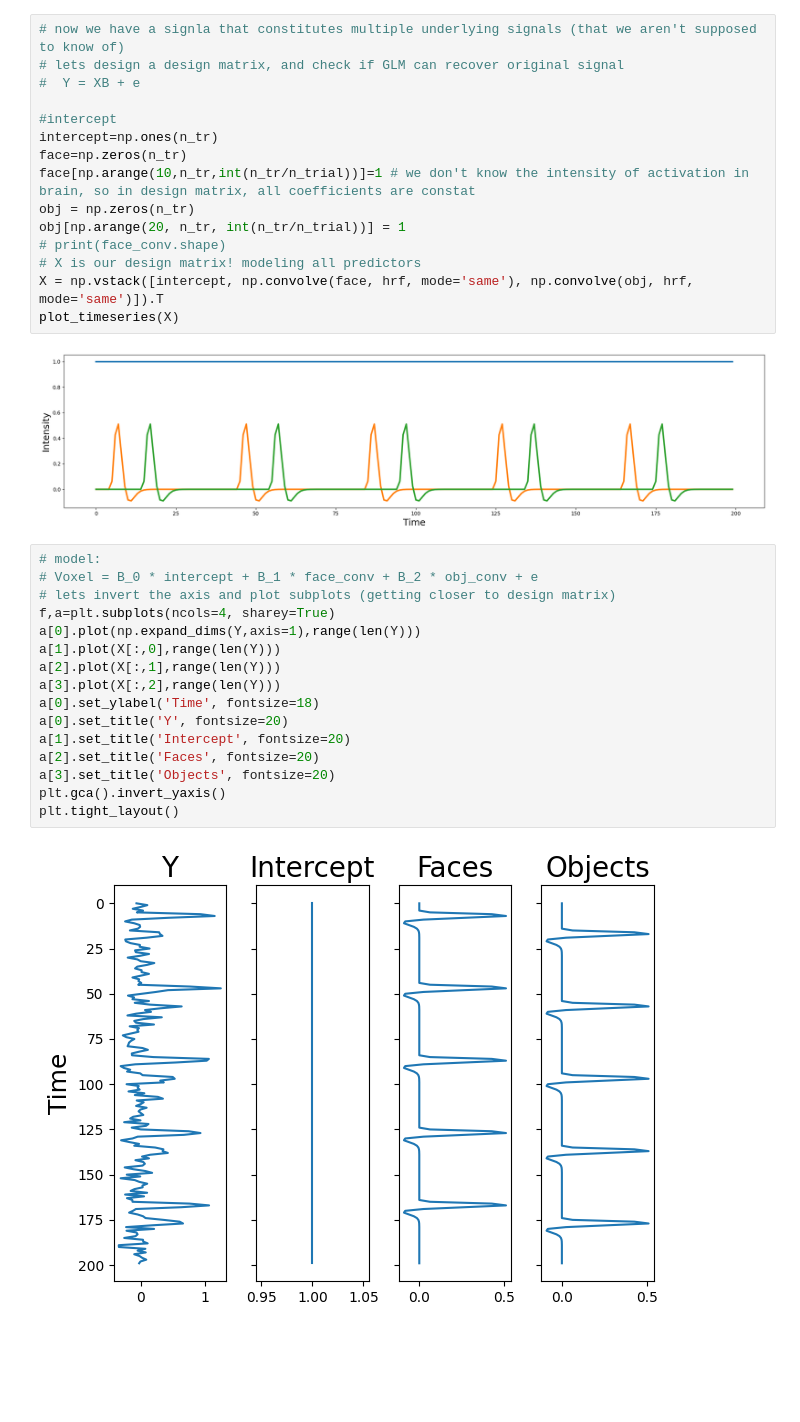
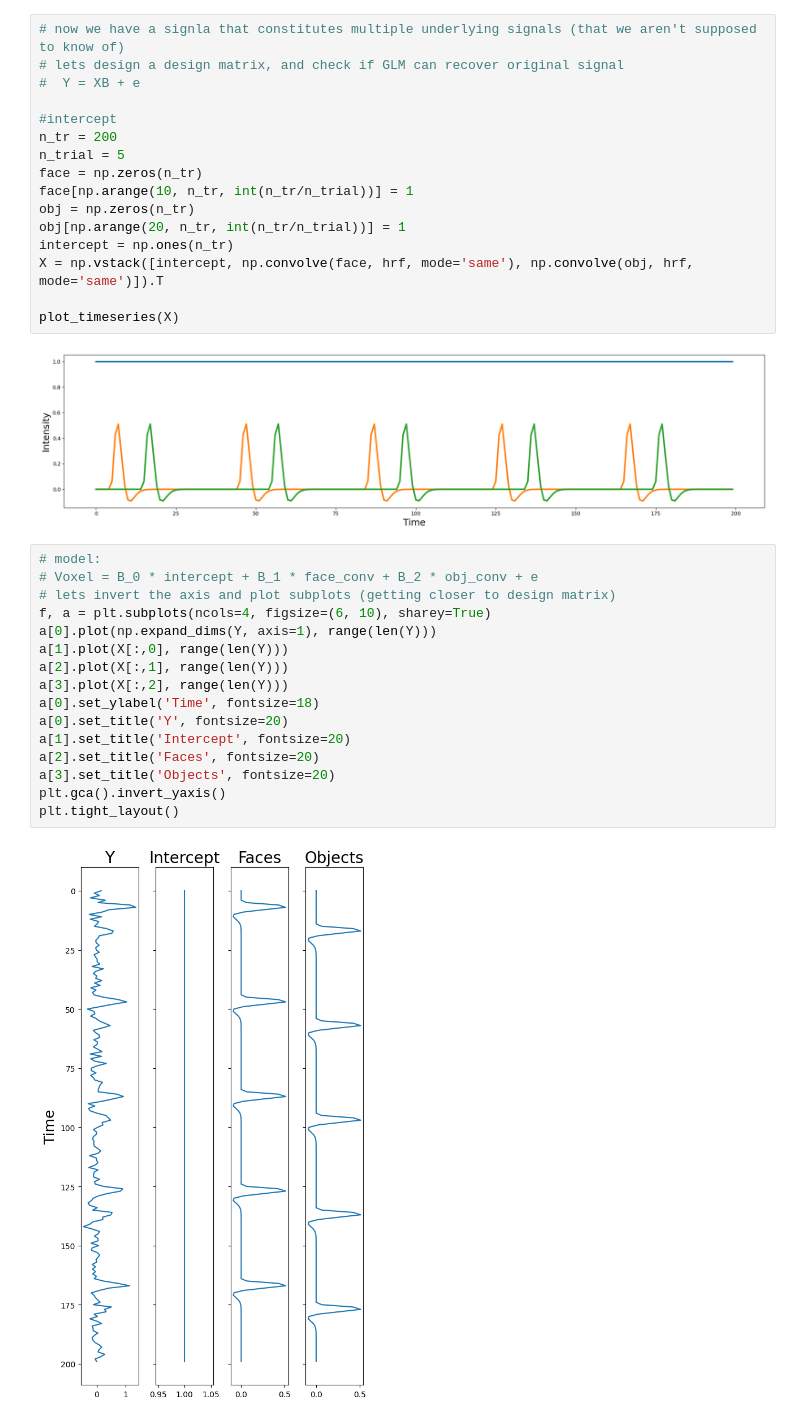
Before and after one commit to ulasayyilmaz/GLM, a Jupyter notebook: training_1.ipynb, the cells around one changed output. Cells and saved outputs as stored; diff of their text form; blank space fills up the shorter version.

```diff
--- a/training_1.ipynb
+++ b/training_1.ipynb
@@ -92,35 +92,36 @@ plot_timeseries(Y)
 #  Y = XB + e
 
 #intercept
-intercept=np.ones(n_tr)
-face=np.zeros(n_tr)
-face[np.arange(10,n_tr,int(n_tr/n_trial))]=1 # we don't know the intensity of activation in brain, so in design matrix, all coefficients are constat
+n_tr = 200
+n_trial = 5
+face = np.zeros(n_tr)
+face[np.arange(10, n_tr, int(n_tr/n_trial))] = 1
 obj = np.zeros(n_tr)
 obj[np.arange(20, n_tr, int(n_tr/n_trial))] = 1
-# print(face_conv.shape)
-# X is our design matrix! modeling all predictors
+intercept = np.ones(n_tr)
 X = np.vstack([intercept, np.convolve(face, hrf, mode='same'), np.convolve(obj, hrf, mode='same')]).T
+
 plot_timeseries(X)
 # %% [output]
 [figure]
 # %%
 # model:
 # Voxel = B_0 * intercept + B_1 * face_conv + B_2 * obj_conv + e
 # lets invert the axis and plot subplots (getting closer to design matrix)
-f,a=plt.subplots(ncols=4, sharey=True)
-a[0].plot(np.expand_dims(Y,axis=1),range(len(Y)))
-a[1].plot(X[:,0],range(len(Y)))
-a[2].plot(X[:,1],range(len(Y)))
-a[3].plot(X[:,2],range(len(Y)))
+f, a = plt.subplots(ncols=4, figsize=(6, 10), sharey=True)
+a[0].plot(np.expand_dims(Y, axis=1), range(len(Y)))
+a[1].plot(X[:,0], range(len(Y)))
+a[2].plot(X[:,1], range(len(Y)))
+a[3].plot(X[:,2], range(len(Y)))
 a[0].set_ylabel('Time', fontsize=18)
 a[0].set_title('Y', fontsize=20)
 a[1].set_title('Intercept', fontsize=20)
 a[2].set_title('Faces', fontsize=20)
 a[3].set_title('Objects', fontsize=20)
 plt.gca().invert_yaxis()
 plt.tight_layout()
 # %% [output]
-[figure, old version]
+[figure, new version]
 # %%
 # returns estimate Beta
 def ols_estimator(X, Y):
```
Also changed, not shown: parts of 9 cells of this notebook, 3 other files.
